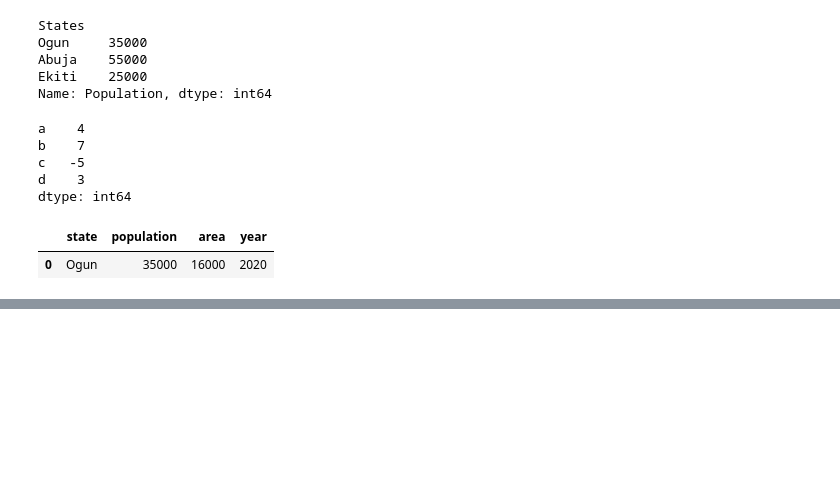
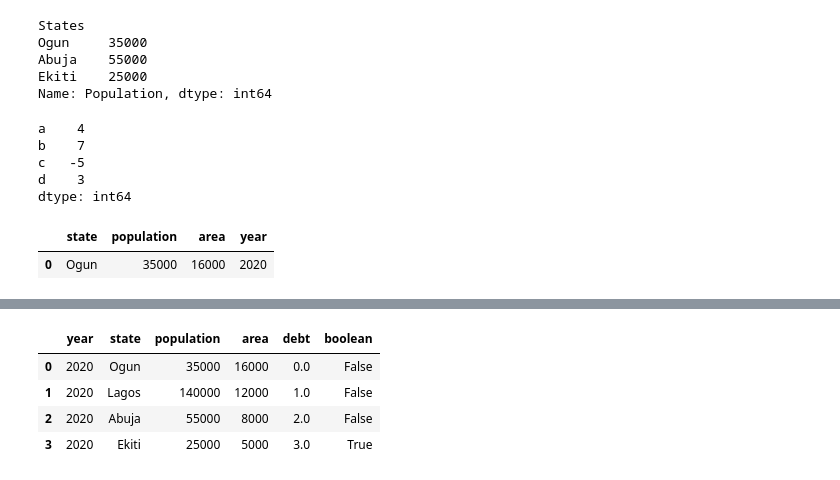
Before and after one commit to BOkungbure/Python, a Jupyter notebook: Data_Analysis/Rough _Work.ipynb, the cells around one changed output, grey strips where cells are left out. Drawn from its saved outputs; the diff is of its cells as text; code cells hidden in the pictures; blank space fills up the shorter version.

```diff
--- a/Data_Analysis/Rough _Work.ipynb
+++ b/Data_Analysis/Rough _Work.ipynb
@@ -1682,3 +1682,8 @@ df.head(1)
 # %% [output]
 |  | state | population | area | year |
 | 0 | Ogun | 35000 | 16000 | 2020 |
+# %%
+pd.DataFrame(data, columns=['state', 'area', 'population'])
+
+df2 = pd.DataFrame(data, columns=['year', 'state', 'population', 'area', 'debt'])
+df2
@@ -1684,0 +1696,21 @@ df.head(1)
+# %%
+df2['state']
+
+df2['debt'] = 1.95
+
+df2
+
+df2['debt'] = np.arange(4.)
+
+df2
+
+
+df2['boolean'] = df2['debt'] > 2
+
+df2
+# %% [output]
+|  | year | state | population | area | debt | boolean |
+| 0 | 2020 | Ogun | 35000 | 16000 | 0.0 | False |
+| 1 | 2020 | Lagos | 140000 | 12000 | 1.0 | False |
+| 2 | 2020 | Abuja | 55000 | 8000 | 2.0 | False |
+| 3 | 2020 | Ekiti | 25000 | 5000 | 3.0 | True |
```
Also changed, not shown: parts of 6 cells of this notebook.
